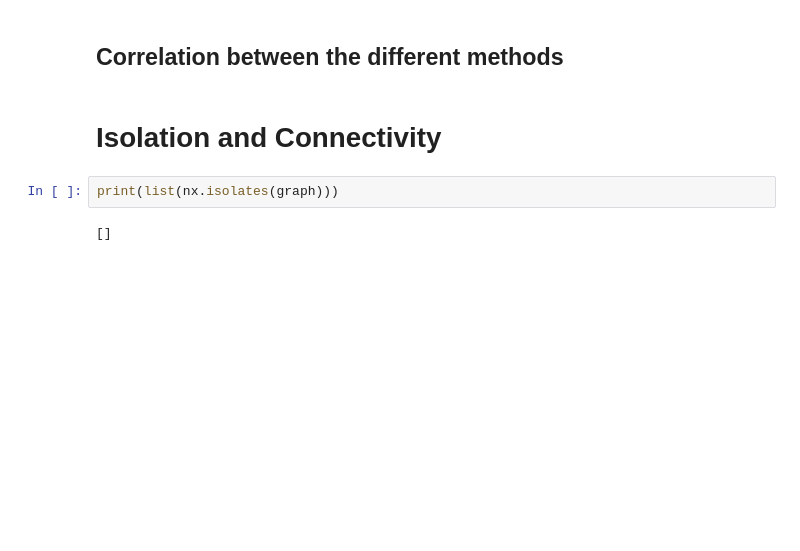
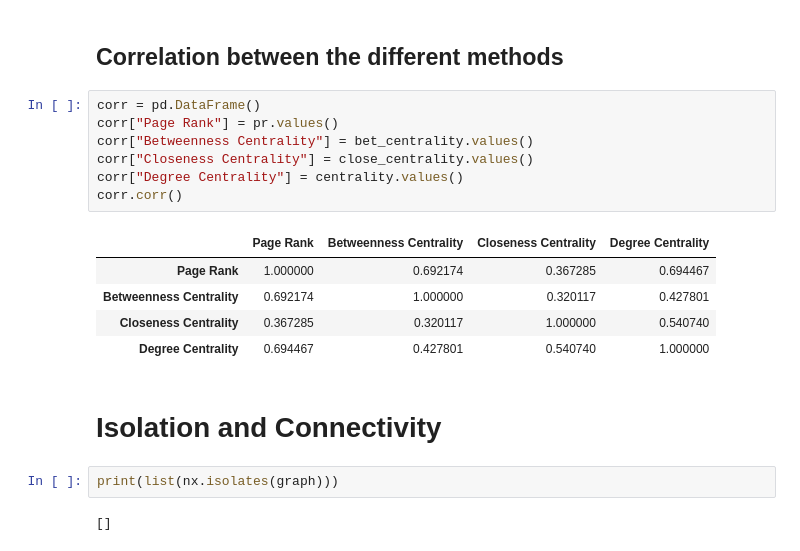
Before and after one commit to tommasopessina/TV-Show-Network-Analysis, a Jupyter notebook: Project.ipynb, the cells around one changed output. Cells and saved outputs as stored; diff of their text form; blank space fills up the shorter version.

```diff
--- a/Project.ipynb
+++ b/Project.ipynb
@@ -328,6 +331,19 @@ df.style
 | 14 | Modern Family | Extra | The Simpsons | Dancing with the Stars |
 # %% [markdown]
 ## Correlation between the different methods
+# %%
+corr = pd.DataFrame()
+corr["Page Rank"] = pr.values()
+corr["Betweenness Centrality"] = bet_centrality.values()
+corr["Closeness Centrality"] = close_centrality.values()
+corr["Degree Centrality"] = centrality.values()
+corr.corr()
+# %% [output]
+|  | Page Rank | Betweenness Centrality | Closeness Centrality | Degree Centrality |
+| Page Rank | 1.000000 | 0.692174 | 0.367285 | 0.694467 |
+| Betweenness Centrality | 0.692174 | 1.000000 | 0.320117 | 0.427801 |
+| Closeness Centrality | 0.367285 | 0.320117 | 1.000000 | 0.540740 |
+| Degree Centrality | 0.694467 | 0.427801 | 0.540740 | 1.000000 |
 # %% [markdown]
 # Isolation and Connectivity
 # %%
```
Also changed, not shown: parts of 3 cells of this notebook.
